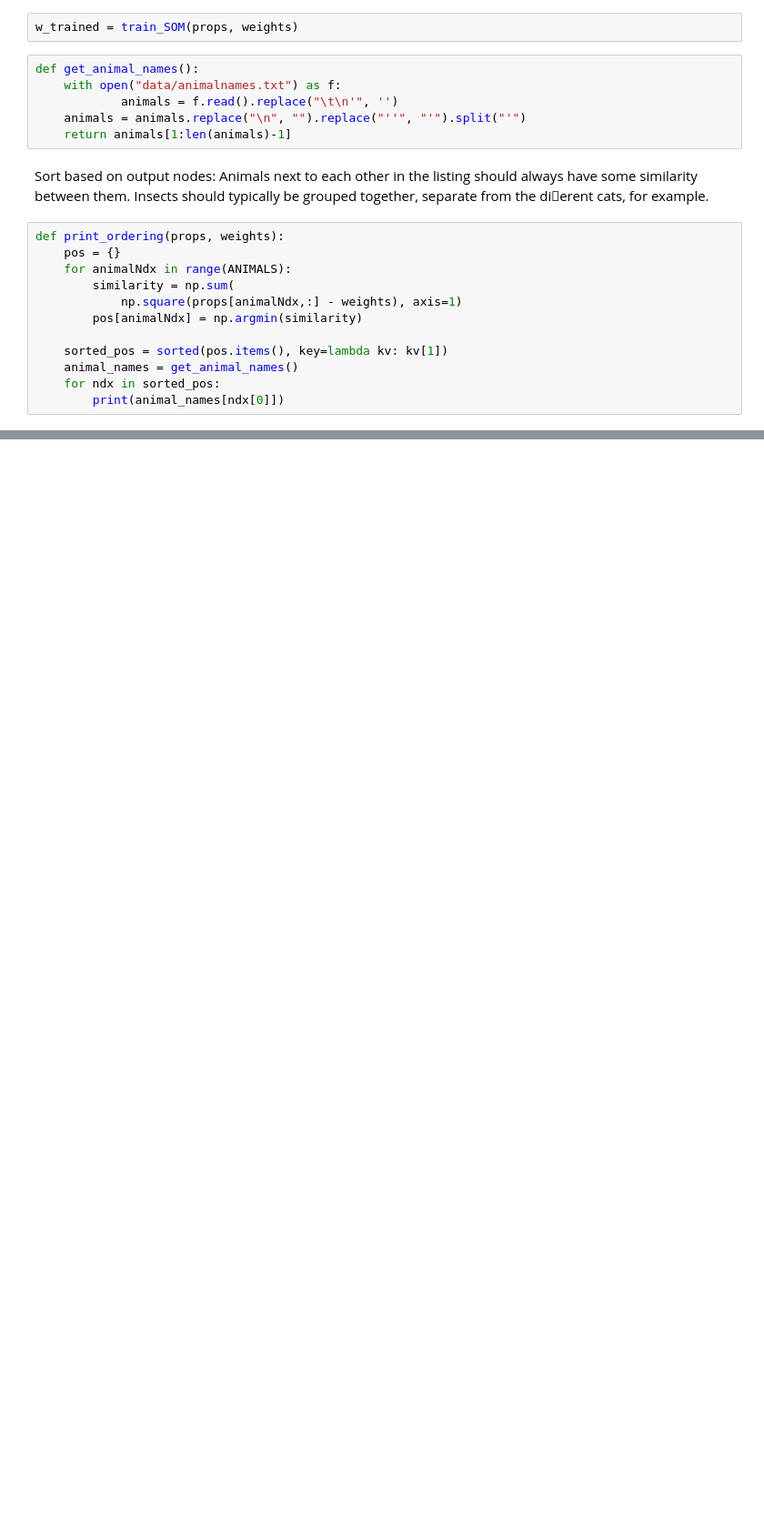
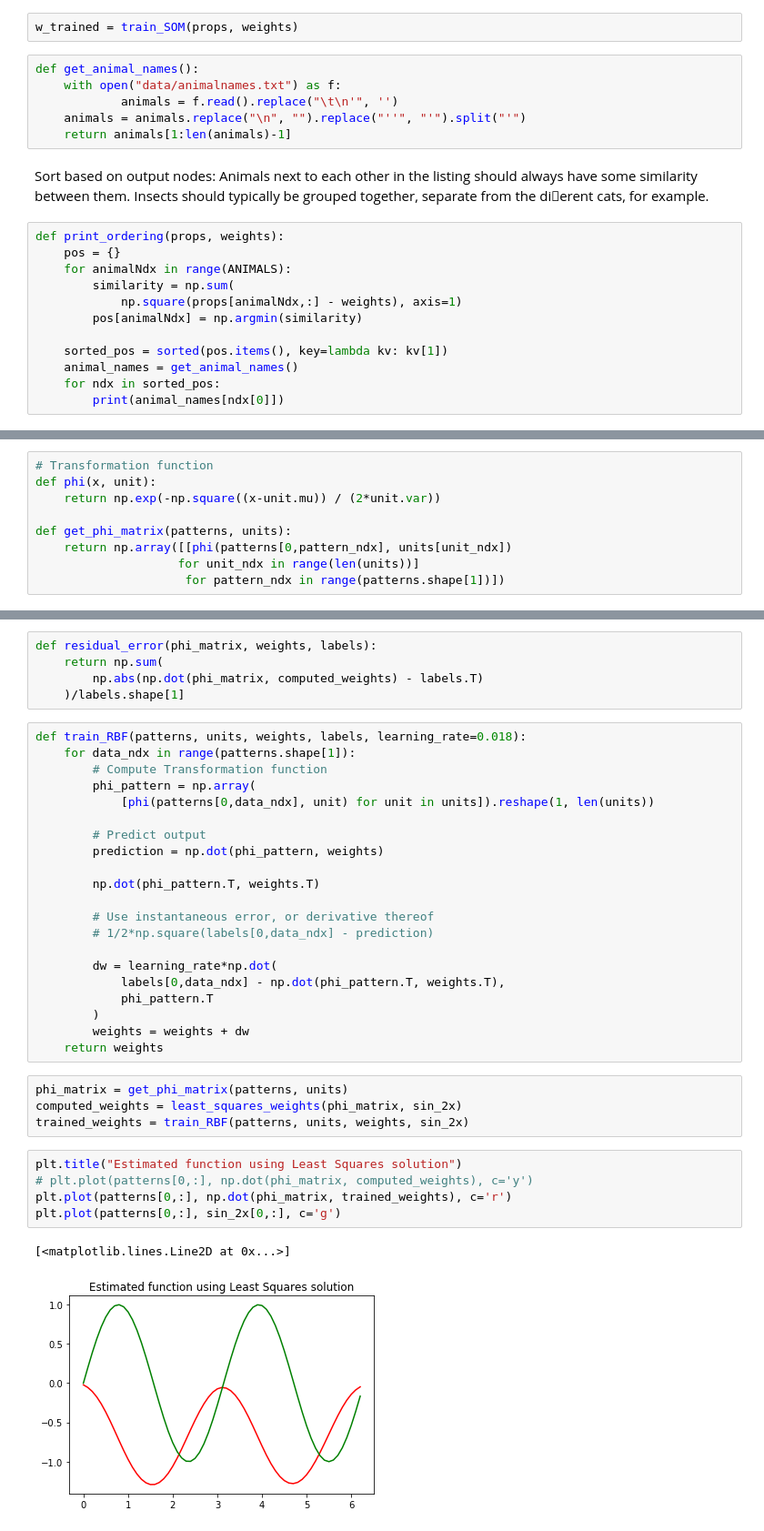
Before and after one commit to vbodell/DD2437, a Jupyter notebook: Lab2/Victor.ipynb, the cells around one changed output, grey strips where cells are left out. Shown: that part at 91% size. Saved outputs shown, nothing was run; the diff lists cells and outputs as text; blank space fills up the shorter version.

```diff
--- a/Lab2/Victor.ipynb
+++ b/Lab2/Victor.ipynb
@@ -100,0 +142,9 @@ giraffe
+# %%
+# Transformation function
+def phi(x, unit):
+    return np.exp(-np.square((x-unit.mu)) / (2*unit.var))
+
+def get_phi_matrix(patterns, units):
+    return np.array([[phi(patterns[0,pattern_ndx], units[unit_ndx])
+                    for unit_ndx in range(len(units))]
+                     for pattern_ndx in range(patterns.shape[1])])
@@ -100,0 +156,38 @@ giraffe
+# %%
+def residual_error(phi_matrix, weights, labels):
+    return np.sum(
+        np.abs(np.dot(phi_matrix, computed_weights) - labels.T)
+    )/labels.shape[1]
+# %%
+def train_RBF(patterns, units, weights, labels, learning_rate=0.018):
+    for data_ndx in range(patterns.shape[1]):
+        # Compute Transformation function
+        phi_pattern = np.array(
+            [phi(patterns[0,data_ndx], unit) for unit in units]).reshape(1, len(units))
+
+        # Predict output
+        prediction = np.dot(phi_pattern, weights)
+
+        np.dot(phi_pattern.T, weights.T)
+
+        # Use instantaneous error, or derivative thereof
+        # 1/2*np.square(labels[0,data_ndx] - prediction)
+
+        dw = learning_rate*np.dot(
+            labels[0,data_ndx] - np.dot(phi_pattern.T, weights.T),
+            phi_pattern.T
+        )
+        weights = weights + dw
+    return weights
+# %%
+phi_matrix = get_phi_matrix(patterns, units)
+computed_weights = least_squares_weights(phi_matrix, sin_2x)
+trained_weights = train_RBF(patterns, units, weights, sin_2x)
+# %%
+plt.title("Estimated function using Least Squares solution")
+# plt.plot(patterns[0,:], np.dot(phi_matrix, computed_weights), c='y')
+plt.plot(patterns[0,:], np.dot(phi_matrix, trained_weights), c='r')
+plt.plot(patterns[0,:], sin_2x[0,:], c='g')
+# %% [output]
+[<matplotlib.lines.Line2D at 0x...>]
+[figure, added]
```
Also changed, not shown: parts of 10 cells of this notebook.
